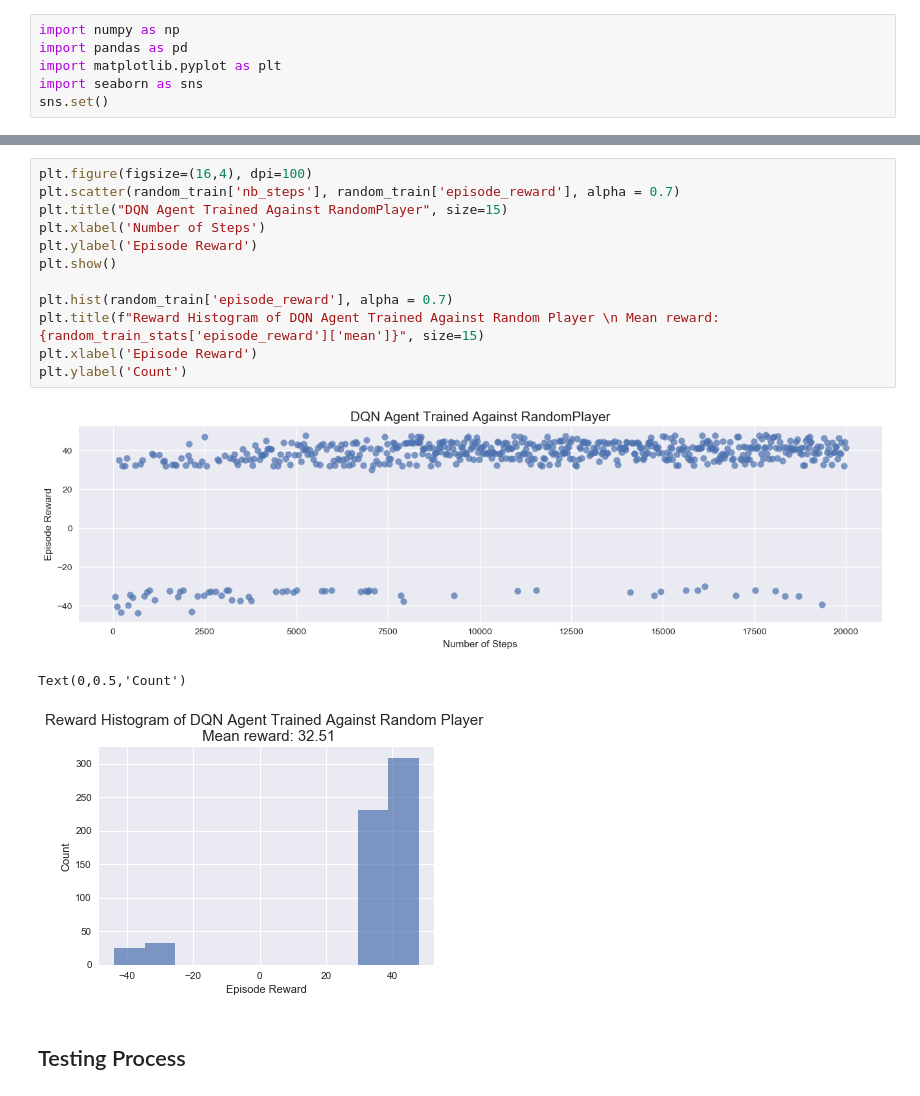
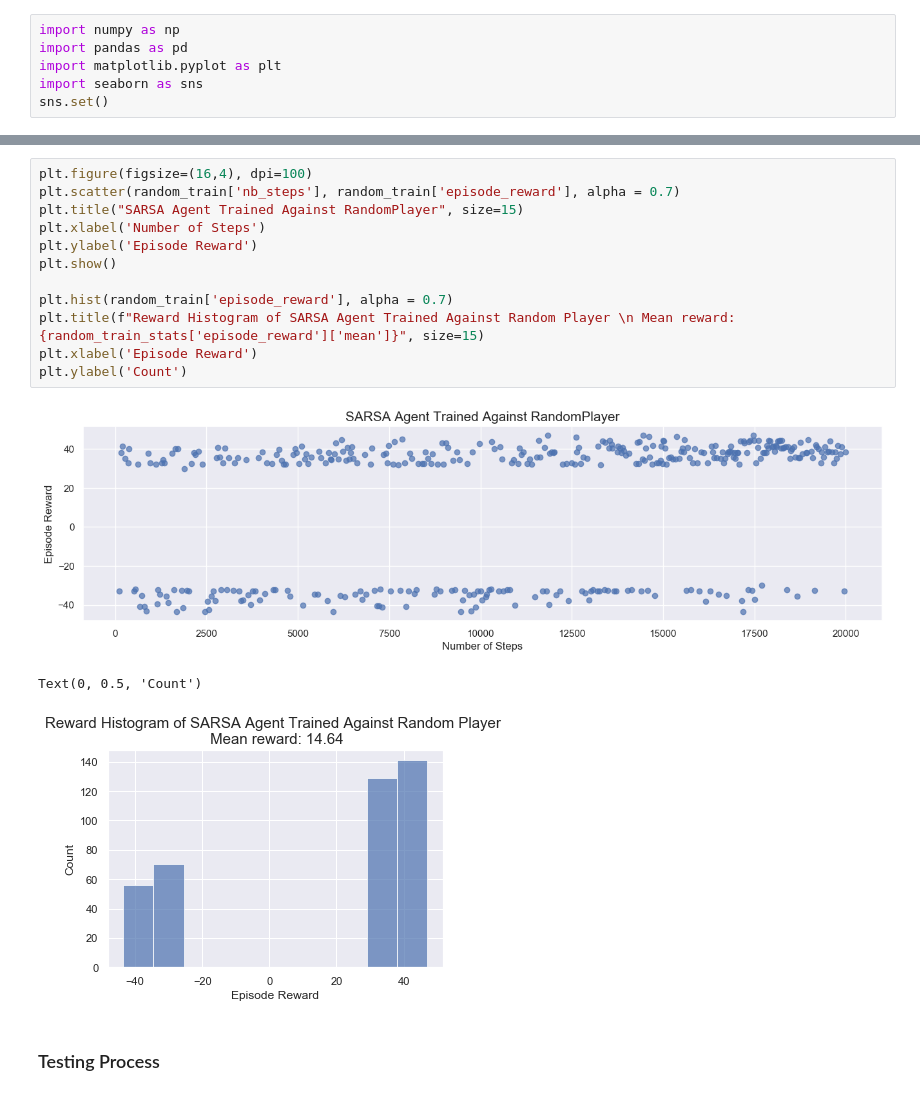
Before and after one commit to vuhcl/poke-env, a Jupyter notebook: src/SARSAAgent/SARSA-Showdown-Results.ipynb, the cells around one changed output, grey strips where cells are left out. Cells and saved outputs as stored; diff of their text form.

Commit message:
Update SARSA agent training
Update SARSA agent training code and results

```diff
--- a/src/SARSAAgent/SARSA-Showdown-Results.ipynb
+++ b/src/SARSAAgent/SARSA-Showdown-Results.ipynb
@@ -26,21 +28,21 @@ random_train_stats
 # %%
 plt.figure(figsize=(16,4), dpi=100)
 plt.scatter(random_train['nb_steps'], random_train['episode_reward'], alpha = 0.7)
-plt.title("DQN Agent Trained Against RandomPlayer", size=15)
+plt.title("SARSA Agent Trained Against RandomPlayer", size=15)
 plt.xlabel('Number of Steps')
 plt.ylabel('Episode Reward')
 plt.show()
 
 plt.hist(random_train['episode_reward'], alpha = 0.7)
-plt.title(f"Reward Histogram of DQN Agent Trained Against Random Player \n Mean reward: {random_train_stats['episode_reward']['mean']}", size=15)
+plt.title(f"Reward Histogram of SARSA Agent Trained Against Random Player \n Mean reward: {random_train_stats['episode_reward']['mean']}", size=15)
 plt.xlabel('Episode Reward')
 plt.ylabel('Count')
 # %% [output]
-[figure, old version]
+[figure, new version]
-Text(0,0.5,'Count')
+Text(0, 0.5, 'Count')
-[figure, old version]
+[figure, new version]
 # %% [markdown]
-## Testing Process
+### Testing Process
 # %%
 random_test = pd.read_csv('(RandomPlayer_20000)RandomPlayer_testlog_100eps.csv')
 random_test.drop('Unnamed: 0', axis=1, inplace=True)
```
Also changed, not shown: parts of 14 cells of this notebook, 12 other files.
